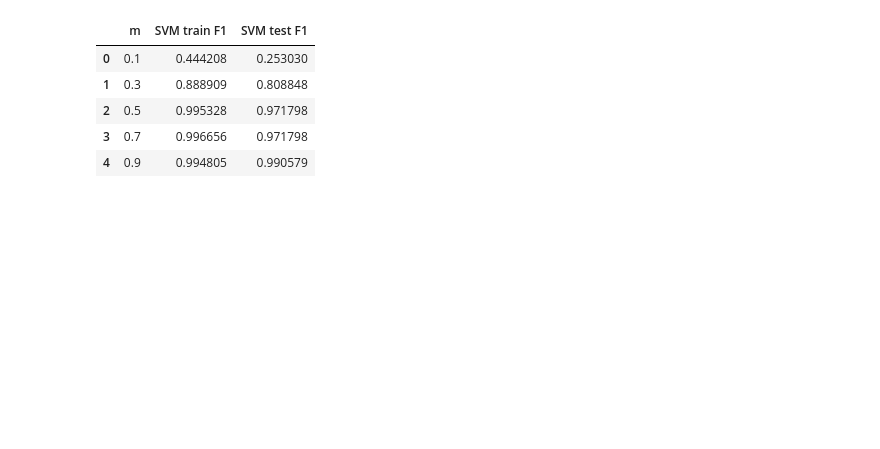
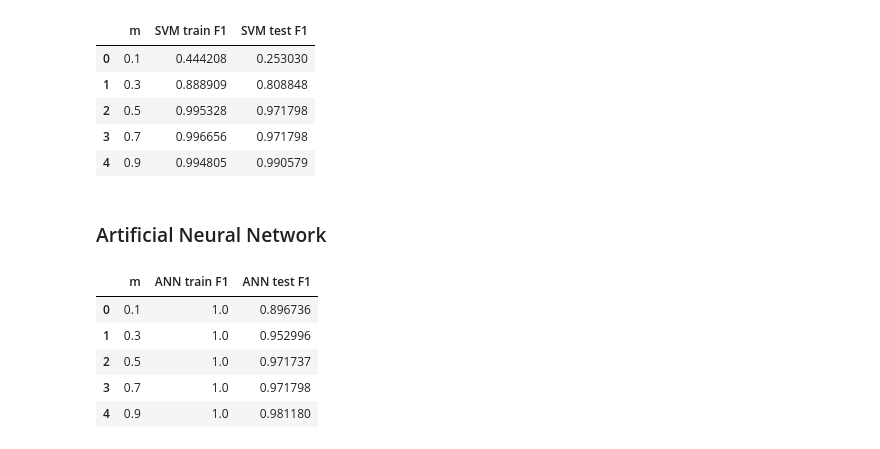
Before and after one commit to WilliamTayNZ/cs361-assignment-3, a Jupyter notebook: A3_Group_27.ipynb, the cells around one changed output. Cells and saved outputs as stored; diff of their text form; code cells hidden in the pictures; blank space fills up the shorter version.

```diff
--- a/A3_Group_27.ipynb
+++ b/A3_Group_27.ipynb
@@ -1199,0 +1251,22 @@ Since the best RBF SVM had a slightly higher mean cross-validation F1 than the b
+# %%
+best_ann_learning_rate = ann_grid.best_params_["ann__learning_rate_init"]
+
+best_ann_model = Pipeline([
+    ("tfidf", TfidfVectorizer()),
+    ("ann", MLPClassifier(
+        hidden_layer_sizes=(40,),
+        learning_rate_init=best_ann_learning_rate,
+        max_iter=100,
+        random_state=RANDOM_STATE
+    ))
+])
+
+best_ann_model.fit(train_df["Article"], y_train)
+
+best_ann_params = {
+    "hidden_layer_sizes": (40,),
+    "learning_rate_init": best_ann_learning_rate,
+    "max_iter": 100
+}
+
+print("Selected best ANN parameters:", best_ann_params)
@@ -1304,3 +1383,29 @@ display(svm_training_size_df)
 | 2 | 0.5 | 0.995328 | 0.971798 |
 | 3 | 0.7 | 0.996656 | 0.971798 |
 | 4 | 0.9 | 0.994805 | 0.990579 |
+# %% [markdown]
+### Artificial Neural Network
+# %%
+ann_train_f1_by_size, ann_test_f1_by_size = evaluate_training_size_model(
+    best_ann_model,
+    train_df["Article"],
+    y_train,
+    test_df["Article"],
+    y_test,
+    training_proportions
+)
+
+ann_training_size_df = pd.DataFrame({
+    "m": training_proportions,
+    "ANN train F1": ann_train_f1_by_size,
+    "ANN test F1": ann_test_f1_by_size
+})
+
+display(ann_training_size_df)
+# %% [output]
+|  | m | ANN train F1 | ANN test F1 |
+| 0 | 0.1 | 1.0 | 0.896736 |
+| 1 | 0.3 | 1.0 | 0.952996 |
+| 2 | 0.5 | 1.0 | 0.971737 |
+| 3 | 0.7 | 1.0 | 0.971798 |
+| 4 | 0.9 | 1.0 | 0.981180 |
```
Also changed, not shown: parts of 14 cells of this notebook.
